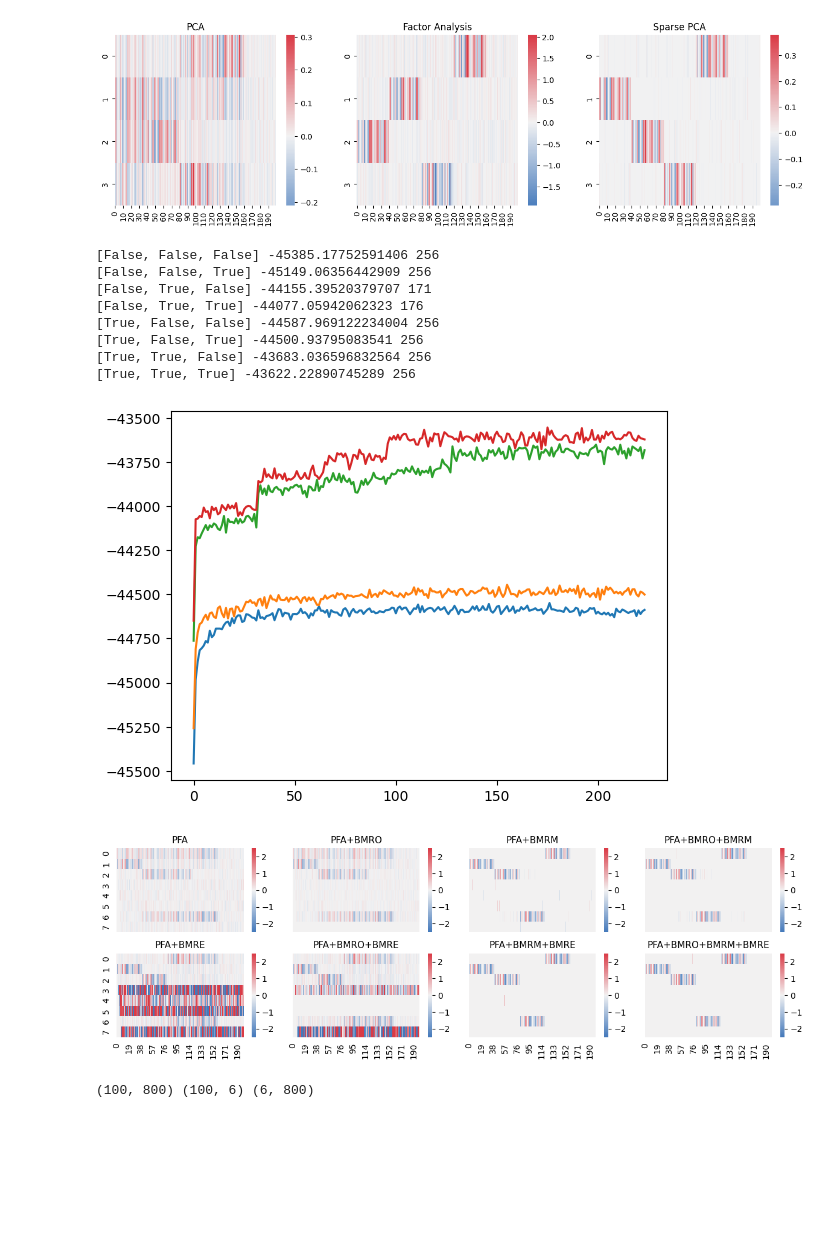
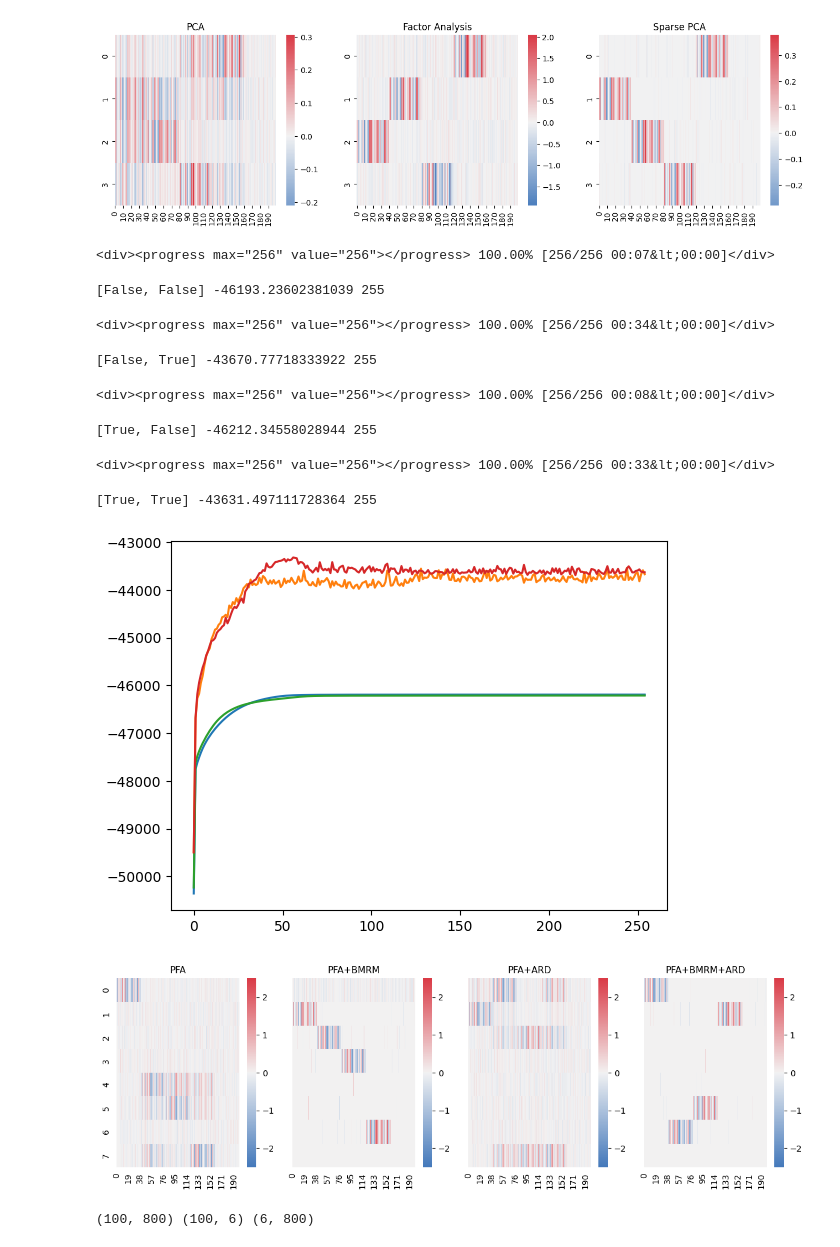
Before and after one commit to dimarkov/sppcax, a Jupyter notebook: examples/sppcax_susie_comparison.ipynb, the cells around one changed output. Saved outputs shown, nothing was run; the diff lists cells and outputs as text; code cells hidden in the pictures; blank space fills up the shorter version.

```diff
--- a/examples/sppcax_susie_comparison.ipynb
+++ b/examples/sppcax_susie_comparison.ipynb
@@ -166,58 +165,56 @@ key = jr.PRNGKey(1987)
 fit_models = []
 elbos = []
 labels = []
-for bmr_e_step in [False, True]:
+for use_ard in [False, True]:
     for bmr_m_step in [False, True]:
-        for optimize_with_bmr in [False, True]:
-            model = PFA(
-                n_components=n_components,
-                n_features=n_features,
-                optimize_with_bmr=optimize_with_bmr,
-                bmr_m_step=bmr_m_step,
-                bmr_e_step=bmr_e_step,
-                bmr_e_step_opts=('max_iter', 2, 'pi', 0.2)
-            )
+        model = BayesianFactorAnalysis(
+            n_components=n_components,
+            n_features=n_features,
+            use_bmr=bmr_m_step,
+            use_ard=use_ard
+        )
 
-            key, _key = jr.split(key)
-            fm, elbs = fit(model, X, _key, tol=1e-3, n_iter=256, bmr_frequency=32)
-            fit_models.append(fm)
-            elbos.append(elbs)
-            print([bmr_e_step, bmr_m_step, optimize_with_bmr], elbos[-1][-1], len(elbos[-1]))
-            labels.append('PFA')
-            if optimize_with_bmr:
-                labels[-1] += '+BMRO'
-            if bmr_m_step:
-                labels[-1] += '+BMRM'
-            if bmr_e_step:
-                labels[-1] += '+BMRE'
+        key, _key = jr.split(key)
+        params, prop = model.initialize(_key, variational_bayes=True)
+
+        key, _key = jr.split(key)
+        new_params, elbs = model.fit_vbem(params, prop, X, _key, num_iters=256)
+        fit_models.append(new_params)
+        elbos.append(elbs)
+        print([use_ard, bmr_m_step], elbos[-1][-1], len(elbos[-1]))
+        labels.append('PFA')
+        if bmr_m_step:
+            labels[-1] += '+BMRM'
+        if use_ard:
+            labels[-1] += '+ARD'
 # %% [output]
-[False, False, False] -45385.17752591406 256
-[False, False, True] -45149.06356442909 256
-[False, True, False] -44155.39520379707 171
-[False, True, True] -44077.05942062323 176
-[True, False, False] -44587.969122234004 256
-[True, False, True] -44500.93795083541 256
-[True, True, False] -43683.036596832564 256
-[True, True, True] -43622.22890745289 256
+<div><progress max="256" value="256"></progress> 100.00% [256/256 00:07&lt;00:00]</div>
+[False, False] -46193.23602381039 255
+<div><progress max="256" value="256"></progress> 100.00% [256/256 00:34&lt;00:00]</div>
+[False, True] -43670.77718333922 255
+<div><progress max="256" value="256"></progress> 100.00% [256/256 00:08&lt;00:00]</div>
+[True, False] -46212.34558028944 255
+<div><progress max="256" value="256"></progress> 100.00% [256/256 00:33&lt;00:00]</div>
+[True, True] -43631.497111728364 255
 # %%
-for elbo in elbos[4:]:
-    plt.plot(elbo[-256 + 32:])
+for elbo in elbos:
+    plt.plot(elbo)
 # %% [output]
-[figure, old version]
+[figure, new version]
 # %%
-fig, axes = plt.subplots(2, 4, figsize=(12, 4), sharex=True, sharey=True)
+fig, axes = plt.subplots(1, 4, figsize=(12, 4), sharex=True, sharey=True)
 
 
-for i, ax in enumerate(axes.flatten()):
-    W = fit_models[i].q_w_psi.mvn.mean.T
+for i, ax in enumerate(axes.flatten()[:4]):
+    W = fit_models[i].emissions.weights.T
     sns.heatmap(W, cmap = div, fmt = ".2f", center = 0, ax=ax, vmax=2.5, vmin=-2.5)
     ax.tick_params(left=False, bottom=False)
     ax.set_title(labels[i], fontsize=11)
 
 sns.despine(fig, left=True, bottom=True)
 fig.tight_layout()
 # %% [output]
-[figure, old version]
+[figure, new version]
 # %%
 def generate_data(key, datasize=100, effect_size=1., factor_sparsity=0.5):
     n_fact = 6
```
Also changed, not shown: parts of 12 cells of this notebook, 11 other files.
